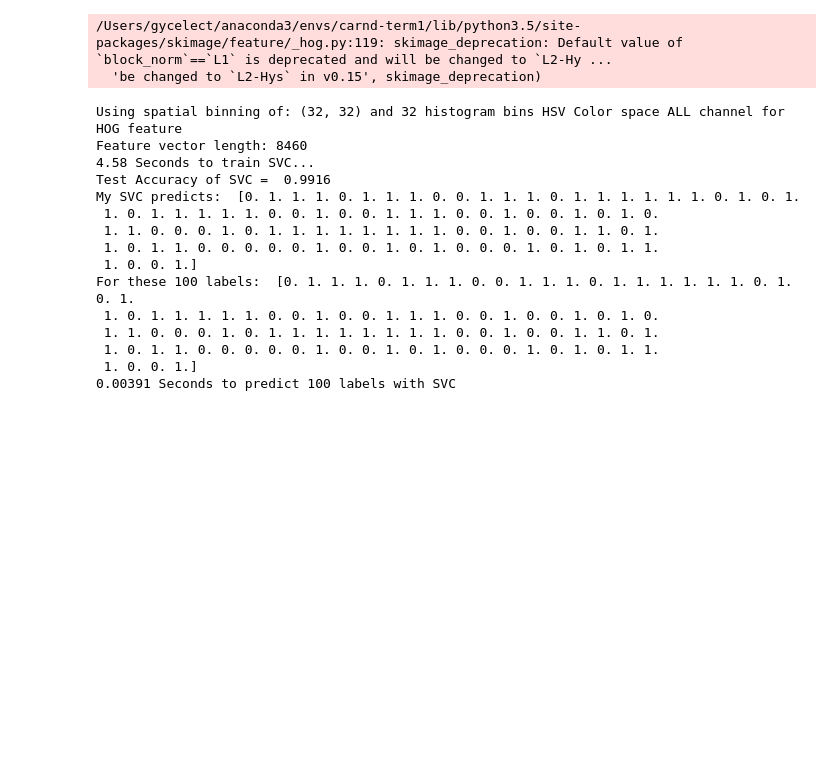
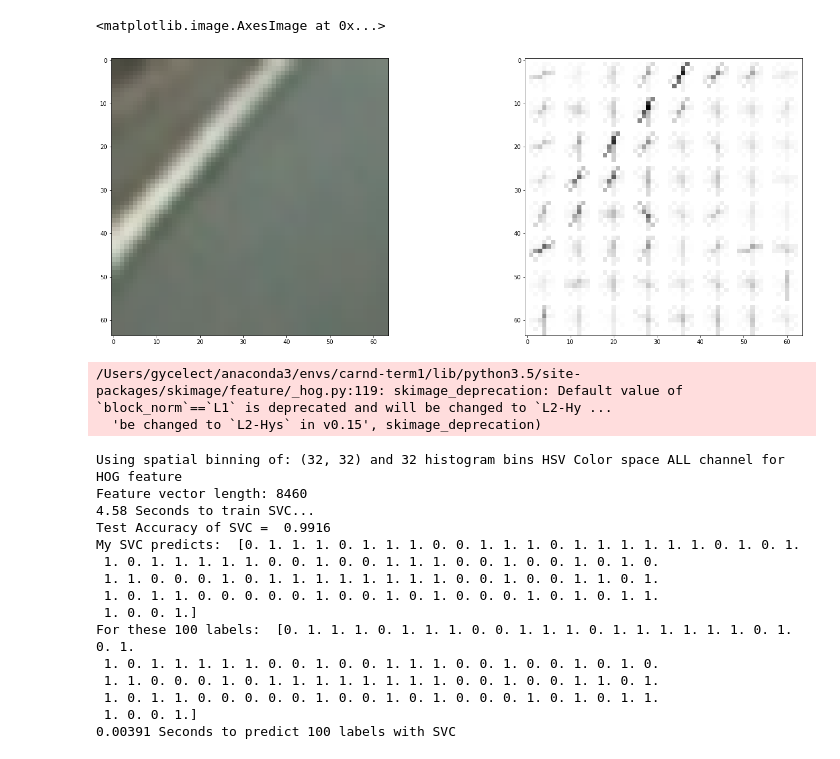
Before and after one commit to guangyangai/CarND-Vehicle-Detection-P5, a Jupyter notebook: vehicle_detection.ipynb, the cells around one changed output. Saved outputs shown, nothing was run; the diff lists cells and outputs as text; code cells hidden in the pictures; blank space fills up the shorter version.

```diff
--- a/vehicle_detection.ipynb
+++ b/vehicle_detection.ipynb
@@ -1,2 +47,12 @@
+# %%
+feature_image = cv2.cvtColor(notcar_example, cv2.COLOR_RGB2HSV)
+features_nocar, hog_image_nocar = get_hog_features(feature_image[:,:,0], orient =9 , pix_per_cell=8, cell_per_block=2, vis=True, feature_vec=False)
+%matplotlib inline
+f, (ax1,ax2) = plt.subplots(1, 2, figsize=(24, 9))
+ax1.imshow(notcar_example)
+ax2.imshow(hog_image_nocar, cmap = 'Greys')
+# %% [output]
+<matplotlib.image.AxesImage at 0x...>
+[figure, added]
 # %%
 # Train the classifier on the training images
```
Also changed, not shown: parts of 3 cells of this notebook, 8 other files.
